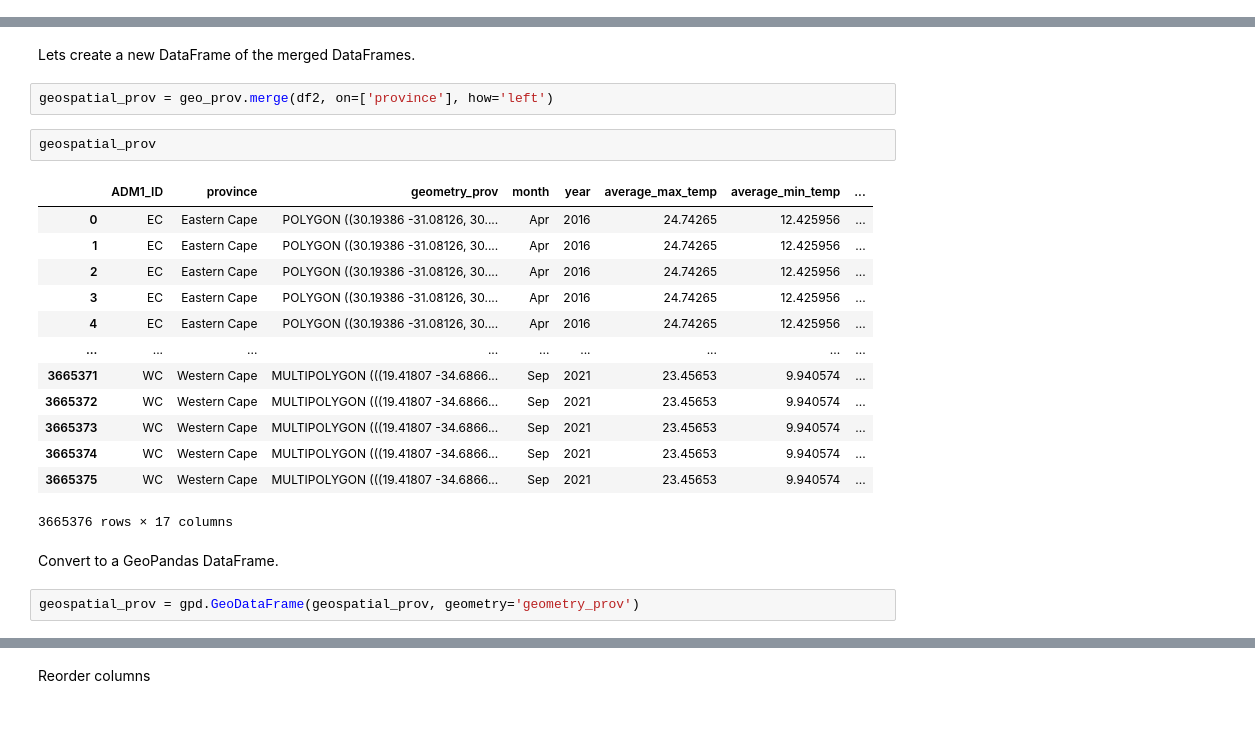
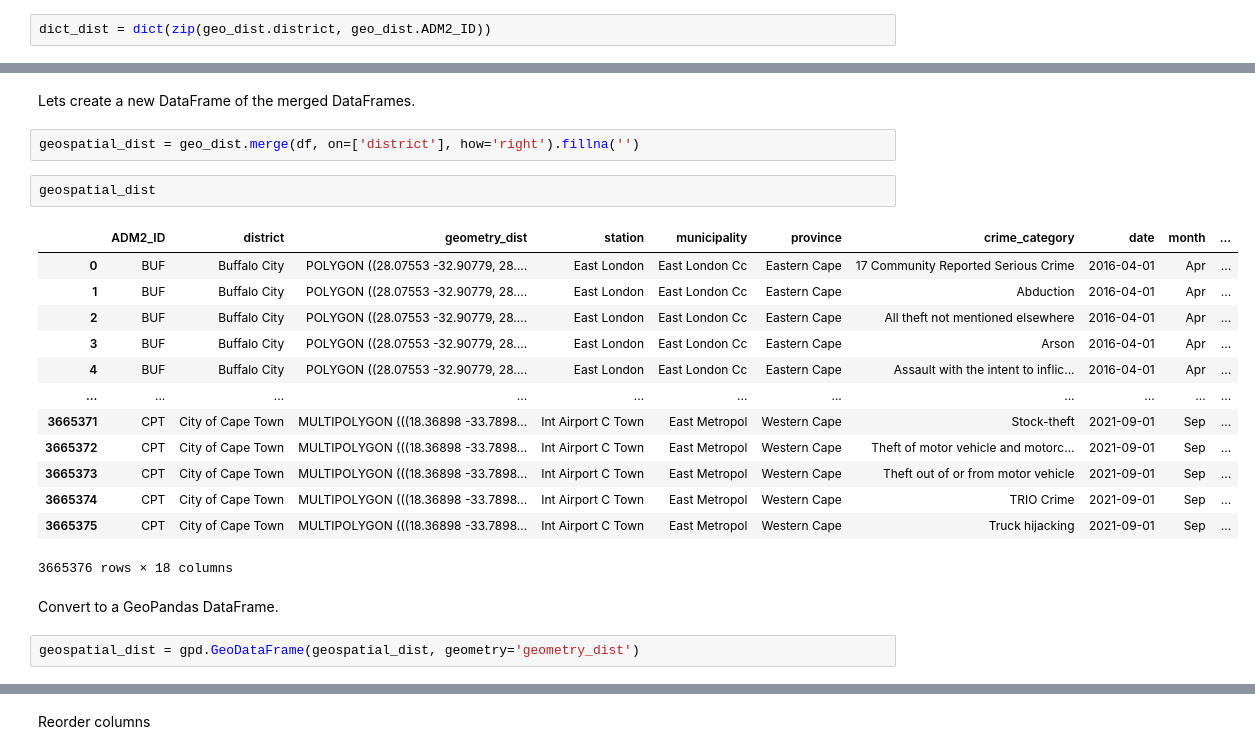
Before and after one commit to OmdenaAI/south-africa-chapter-mapping-urban-v, a Jupyter notebook: src/tasks/task4-eda-visualization/geospatial/sa_yearly_by_district.ipynb, the cells around one changed output, grey strips where cells are left out. Cells and saved outputs as stored; diff of their text form; blank space fills up the shorter version.

```diff
--- a/src/tasks/task4-eda-visualization/geospatial/sa_yearly_by_district.ipynb
+++ b/src/tasks/task4-eda-visualization/geospatial/sa_yearly_by_district.ipynb
@@ -177,0 +158,2 @@ df['date'] = pd.to_datetime(df['date'], format='%b-%y')
+# %%
+dict_dist = dict(zip(geo_dist.district, geo_dist.ADM2_ID))
@@ -431,26 +216,26 @@ memory usage: 321.6+ MB
 ## Merge the DataFrames
 # %% [markdown]
 Lets create a new DataFrame of the merged DataFrames.
-# %%
-geospatial_prov = geo_prov.merge(df2, on=['province'], how='left')
-# %%
-geospatial_prov
-# %% [output]
-|  | ADM1_ID | province | geometry_prov | month | year | average_max_temp | average_min_temp | ... |
-| 0 | EC | Eastern Cape | POLYGON ((30.19386 -31.08126, 30.... | Apr | 2016 | 24.74265 | 12.425956 | ... |
-| 1 | EC | Eastern Cape | POLYGON ((30.19386 -31.08126, 30.... | Apr | 2016 | 24.74265 | 12.425956 | ... |
-| 2 | EC | Eastern Cape | POLYGON ((30.19386 -31.08126, 30.... | Apr | 2016 | 24.74265 | 12.425956 | ... |
-| 3 | EC | Eastern Cape | POLYGON ((30.19386 -31.08126, 30.... | Apr | 2016 | 24.74265 | 12.425956 | ... |
-| 4 | EC | Eastern Cape | POLYGON ((30.19386 -31.08126, 30.... | Apr | 2016 | 24.74265 | 12.425956 | ... |
-| ... | ... | ... | ... | ... | ... | ... | ... | ... |
-| 3665371 | WC | Western Cape | MULTIPOLYGON (((19.41807 -34.6866... | Sep | 2021 | 23.45653 | 9.940574 | ... |
-| 3665372 | WC | Western Cape | MULTIPOLYGON (((19.41807 -34.6866... | Sep | 2021 | 23.45653 | 9.940574 | ... |
-| 3665373 | WC | Western Cape | MULTIPOLYGON (((19.41807 -34.6866... | Sep | 2021 | 23.45653 | 9.940574 | ... |
-| 3665374 | WC | Western Cape | MULTIPOLYGON (((19.41807 -34.6866... | Sep | 2021 | 23.45653 | 9.940574 | ... |
-| 3665375 | WC | Western Cape | MULTIPOLYGON (((19.41807 -34.6866... | Sep | 2021 | 23.45653 | 9.940574 | ... |
-3665376 rows × 17 columns
+# %%
+geospatial_dist = geo_dist.merge(df, on=['district'], how='right').fillna('')
+# %%
+geospatial_dist
+# %% [output]
+|  | ADM2_ID | district | geometry_dist | station | municipality | province | crime_category | date | month | ... |
+| 0 | BUF | Buffalo City | POLYGON ((28.07553 -32.90779, 28.... | East London | East London Cc | Eastern Cape | 17 Community Reported Serious Crime | 2016-04-01 | Apr | ... |
+| 1 | BUF | Buffalo City | POLYGON ((28.07553 -32.90779, 28.... | East London | East London Cc | Eastern Cape | Abduction | 2016-04-01 | Apr | ... |
+| 2 | BUF | Buffalo City | POLYGON ((28.07553 -32.90779, 28.... | East London | East London Cc | Eastern Cape | All theft not mentioned elsewhere | 2016-04-01 | Apr | ... |
+| 3 | BUF | Buffalo City | POLYGON ((28.07553 -32.90779, 28.... | East London | East London Cc | Eastern Cape | Arson | 2016-04-01 | Apr | ... |
+| 4 | BUF | Buffalo City | POLYGON ((28.07553 -32.90779, 28.... | East London | East London Cc | Eastern Cape | Assault with the intent to inflic... | 2016-04-01 | Apr | ... |
+| ... | ... | ... | ... | ... | ... | ... | ... | ... | ... | ... |
+| 3665371 | CPT | City of Cape Town | MULTIPOLYGON (((18.36898 -33.7898... | Int Airport C Town | East Metropol | Western Cape | Stock-theft | 2021-09-01 | Sep | ... |
+| 3665372 | CPT | City of Cape Town | MULTIPOLYGON (((18.36898 -33.7898... | Int Airport C Town | East Metropol | Western Cape | Theft of motor vehicle and motorc... | 2021-09-01 | Sep | ... |
+| 3665373 | CPT | City of Cape Town | MULTIPOLYGON (((18.36898 -33.7898... | Int Airport C Town | East Metropol | Western Cape | Theft out of or from motor vehicle | 2021-09-01 | Sep | ... |
+| 3665374 | CPT | City of Cape Town | MULTIPOLYGON (((18.36898 -33.7898... | Int Airport C Town | East Metropol | Western Cape | TRIO Crime | 2021-09-01 | Sep | ... |
+| 3665375 | CPT | City of Cape Town | MULTIPOLYGON (((18.36898 -33.7898... | Int Airport C Town | East Metropol | Western Cape | Truck hijacking | 2021-09-01 | Sep | ... |
+3665376 rows × 18 columns
 # %% [markdown]
 Convert to a GeoPandas DataFrame.
 # %%
-geospatial_prov = gpd.GeoDataFrame(geospatial_prov, geometry='geometry_prov')
+geospatial_dist = gpd.GeoDataFrame(geospatial_dist, geometry='geometry_dist')
 # %%
```
Also changed, not shown: parts of 77 cells of this notebook.
